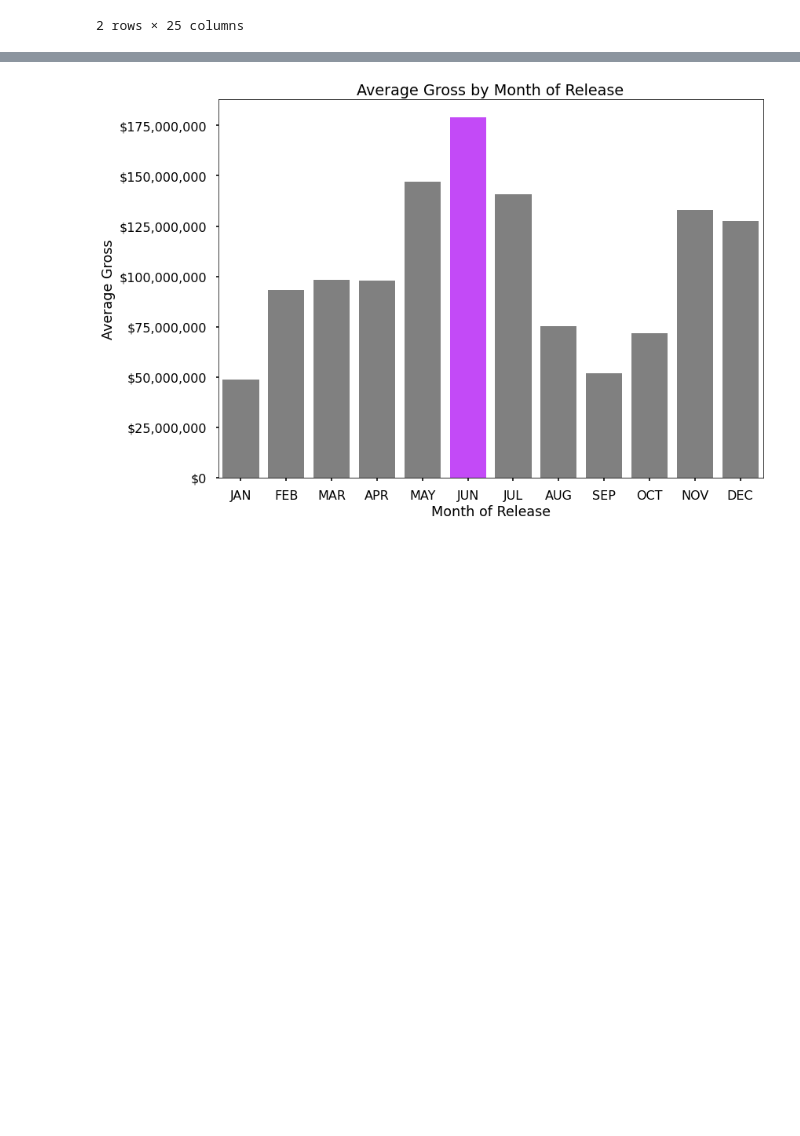
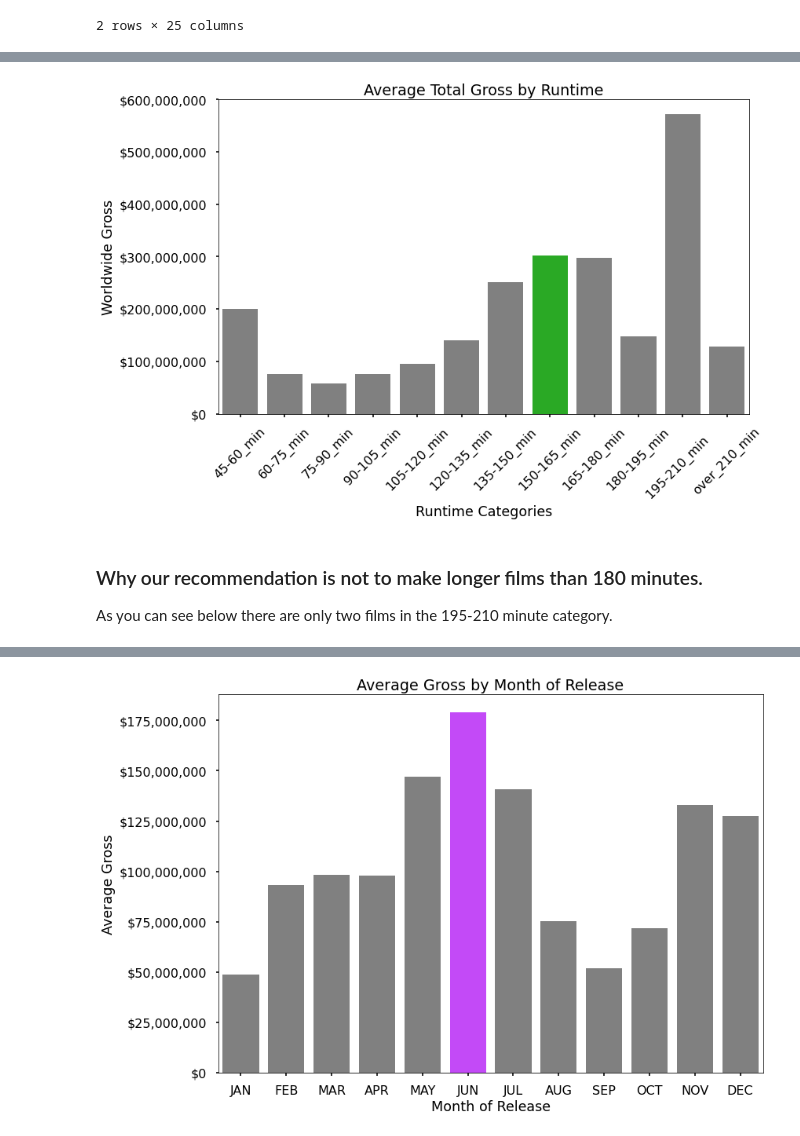
Before and after one commit to jsharing/Microsoft-Studio-Recommendations, a Jupyter notebook: Final_Notebook.ipynb, the cells around one changed output, grey strips where cells are left out. Saved outputs shown, nothing was run; the diff lists cells and outputs as text; code cells hidden in the pictures; blank space fills up the shorter version.

```diff
--- a/Final_Notebook.ipynb
+++ b/Final_Notebook.ipynb
@@ -273,0 +136,4 @@ ave_month_gross_df = final_df.groupby('month_release').mean().reset_index()
+# %%
+# remove '$' and ',' from worldwide_gross
+merged_df['worldwide_gross'] = merged_df['worldwide_gross'].str.replace('$','')
+merged_df['worldwide_gross'] = merged_df['worldwide_gross'].str.replace(',','').astype(int)
@@ -273,0 +248,4 @@ ave_month_gross_df = final_df.groupby('month_release').mean().reset_index()
+# %%
+# Drop the 4 outliers for runtime
+merged_df = merged_df.drop(
+    merged_df['runtime'].sort_values(ascending=False).head(4).index)
@@ -273,0 +307,3 @@ ave_month_gross_df = final_df.groupby('month_release').mean().reset_index()
+# %%
+averages_runtime = merged_df.groupby('runtime_categories').mean().reset_index()
+averages_runtime
@@ -273,0 +324,21 @@ ave_month_gross_df = final_df.groupby('month_release').mean().reset_index()
+# %%
+fig, ax = plt.subplots(figsize=(12,8))
+color = ['grey', 'grey', 'grey', 'grey', 'grey', 'grey', 'grey', '#15bf0f', 'grey',
+         'grey', 'grey', 'grey']
+sns.barplot(x='runtime_categories',
+            y='worldwide_gross',
+            data=averages_runtime.reindex([7,8,9,10,0,1,2,3,4,5,6,11]),
+            #color='#15bf0f',
+            palette = color,
+            ax=ax)
+ax.set(title='Average Total Gross by Runtime', xlabel='Runtime Categories', ylabel="Worldwide Gross")
+fmt = '${x:,.0f}'
+plt.xticks(rotation=45)
+tick = mtick.StrMethodFormatter(fmt)
+ax.yaxis.set_major_formatter(tick)
+fig.tight_layout()
+# %% [output]
+[figure, added]
+# %% [markdown]
+### Why our recommendation is not to make longer films than 180 minutes.
+As you can see below there are only two films in the 195-210 minute category.
```
Also changed, not shown: parts of 87 cells of this notebook.
